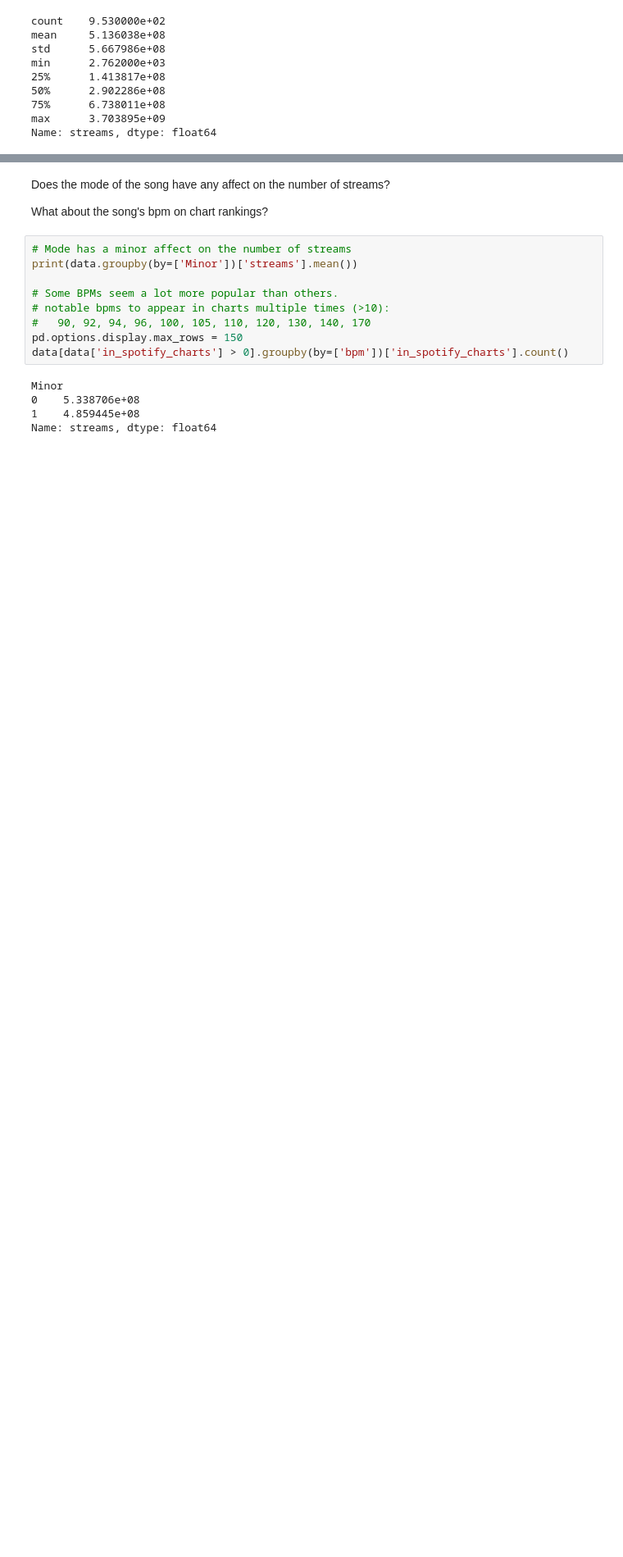
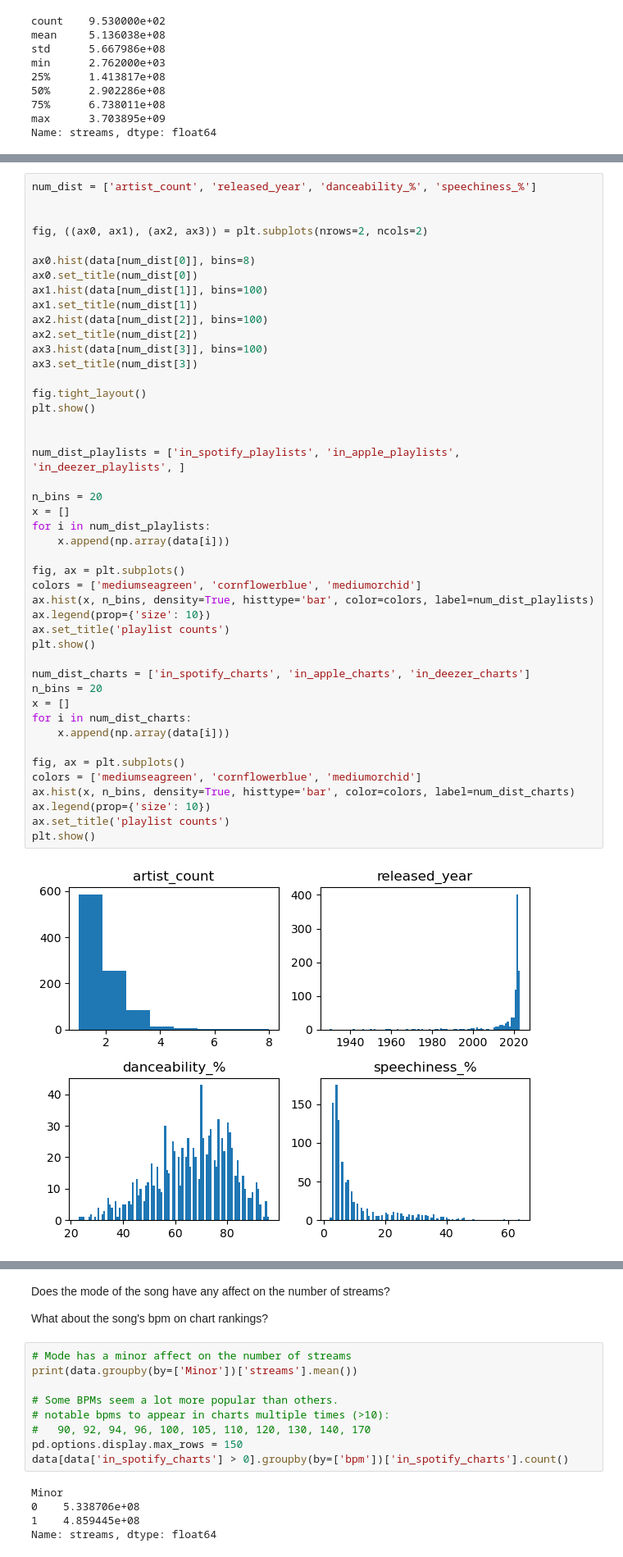
Before and after one commit to StealthAddict/spotify-ml-project, a Jupyter notebook: main.ipynb, the cells around one changed output, grey strips where cells are left out. Shown at 82% size. Drawn from its saved outputs; the diff is of its cells as text; blank space fills up the shorter version.

Commit message:
Fancy new graphs & feature engineering mod

```diff
--- a/main.ipynb
+++ b/main.ipynb
@@ -128,0 +161,47 @@ plt.show()
+# %%
+num_dist = ['artist_count', 'released_year', 'danceability_%', 'speechiness_%']
+
+
+fig, ((ax0, ax1), (ax2, ax3)) = plt.subplots(nrows=2, ncols=2)
+
+ax0.hist(data[num_dist[0]], bins=8)
+ax0.set_title(num_dist[0])
+ax1.hist(data[num_dist[1]], bins=100)
+ax1.set_title(num_dist[1])
+ax2.hist(data[num_dist[2]], bins=100)
+ax2.set_title(num_dist[2])
+ax3.hist(data[num_dist[3]], bins=100)
+ax3.set_title(num_dist[3])
+
+fig.tight_layout()
+plt.show()
+
+
+num_dist_playlists = ['in_spotify_playlists', 'in_apple_playlists', 'in_deezer_playlists', ]
+
+n_bins = 20
+x = []
+for i in num_dist_playlists:
+    x.append(np.array(data[i]))
+
+fig, ax = plt.subplots()
+colors = ['mediumseagreen', 'cornflowerblue', 'mediumorchid']
+ax.hist(x, n_bins, density=True, histtype='bar', color=colors, label=num_dist_playlists)
+ax.legend(prop={'size': 10})
+ax.set_title('playlist counts')
+plt.show()
+
+num_dist_charts = ['in_spotify_charts', 'in_apple_charts', 'in_deezer_charts']
+n_bins = 20
+x = []
+for i in num_dist_charts:
+    x.append(np.array(data[i]))
+
+fig, ax = plt.subplots()
+colors = ['mediumseagreen', 'cornflowerblue', 'mediumorchid']
+ax.hist(x, n_bins, density=True, histtype='bar', color=colors, label=num_dist_charts)
+ax.legend(prop={'size': 10})
+ax.set_title('playlist counts')
+plt.show()
+# %% [output]
+[figure, added]
```
Also changed, not shown: parts of 24 cells of this notebook.
